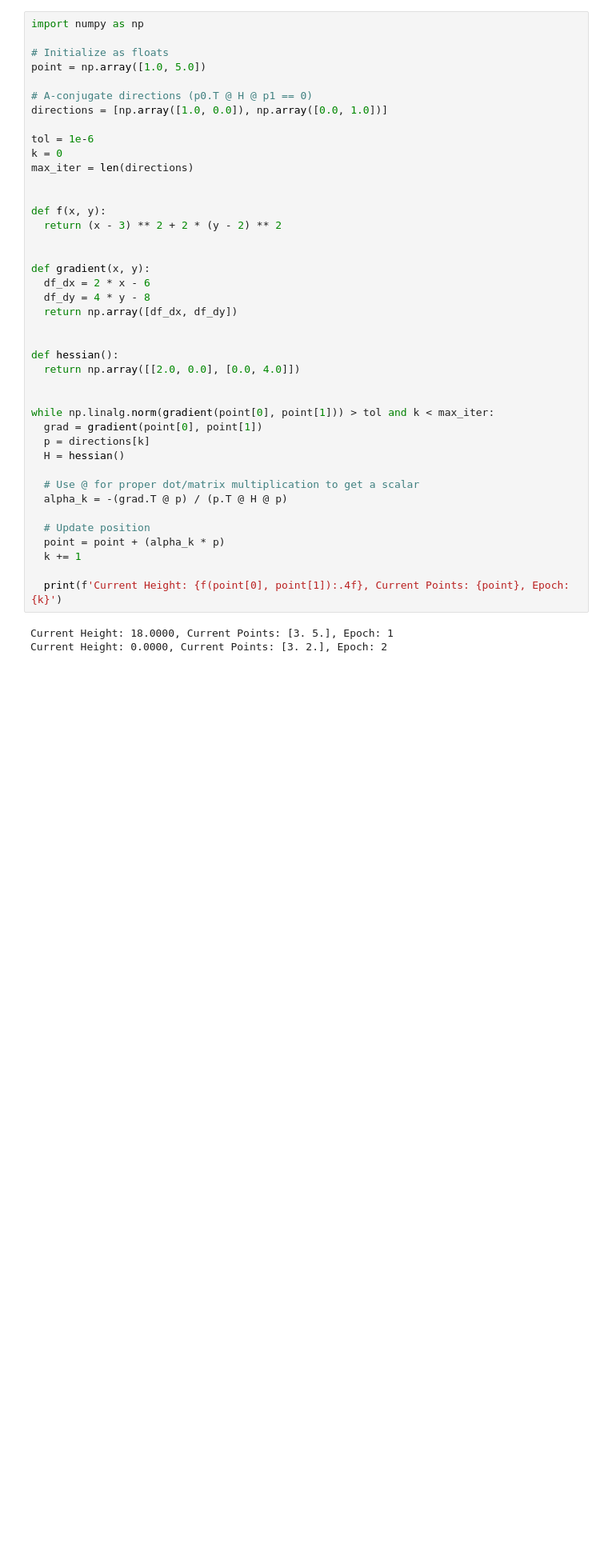
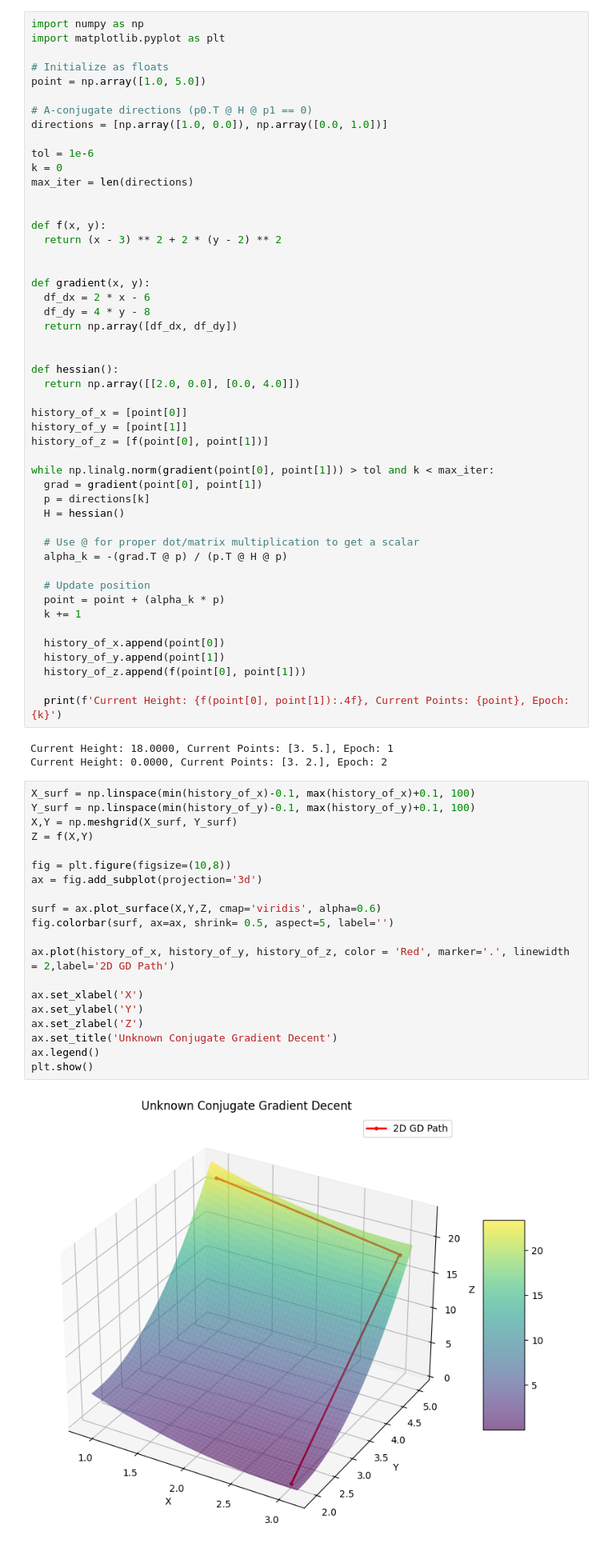
Before and after one commit to GWSuryaYT/ML-Practice, a Jupyter notebook: Optimizations/Conjugate Gradient methods/Known-Conjugate-Decent.ipynb, the cells around one changed output. Shown at 80% size. Saved outputs shown, nothing was run; the diff lists cells and outputs as text; blank space fills up the shorter version.

Commit message:
added visuals to see how they look like under the maths

```diff
--- a/Optimizations/Conjugate Gradient methods/Known-Conjugate-Decent.ipynb
+++ b/Optimizations/Conjugate Gradient methods/Known-Conjugate-Decent.ipynb
@@ -1,5 +3,6 @@
 # %%
 import numpy as np
+import matplotlib.pyplot as plt
 
 # Initialize as floats
 point = np.array([1.0, 5.0])
@@ -25,6 +28,9 @@ def gradient(x, y):
 def hessian():
   return np.array([[2.0, 0.0], [0.0, 4.0]])
 
+history_of_x = [point[0]]
+history_of_y = [point[1]]
+history_of_z = [f(point[0], point[1])]
 
 while np.linalg.norm(gradient(point[0], point[1])) > tol and k < max_iter:
   grad = gradient(point[0], point[1])
@@ -38,7 +44,33 @@ while np.linalg.norm(gradient(point[0], point[1])) > tol and k < max_iter:
   point = point + (alpha_k * p)
   k += 1
 
+  history_of_x.append(point[0])
+  history_of_y.append(point[1])
+  history_of_z.append(f(point[0], point[1]))
+
   print(f'Current Height: {f(point[0], point[1]):.4f}, Current Points: {point}, Epoch: {k}')
 # %% [output]
 Current Height: 18.0000, Current Points: [3. 5.], Epoch: 1
 Current Height: 0.0000, Current Points: [3. 2.], Epoch: 2
+# %%
+X_surf = np.linspace(min(history_of_x)-0.1, max(history_of_x)+0.1, 100)
+Y_surf = np.linspace(min(history_of_y)-0.1, max(history_of_y)+0.1, 100)
+X,Y = np.meshgrid(X_surf, Y_surf)
+Z = f(X,Y)
+
+fig = plt.figure(figsize=(10,8))
+ax = fig.add_subplot(projection='3d')
+
+surf = ax.plot_surface(X,Y,Z, cmap='viridis', alpha=0.6)
+fig.colorbar(surf, ax=ax, shrink= 0.5, aspect=5, label='')
+
+ax.plot(history_of_x, history_of_y, history_of_z, color = 'Red', marker='.', linewidth = 2,label='2D GD Path')
+
+ax.set_xlabel('X')
+ax.set_ylabel('Y')
+ax.set_zlabel('Z')
+ax.set_title('Unknown Conjugate Gradient Decent')
+ax.legend()
+plt.show()
+# %% [output]
+[figure, added]
```
Also changed, not shown: parts of 2 cells of this notebook, 1 other file.
